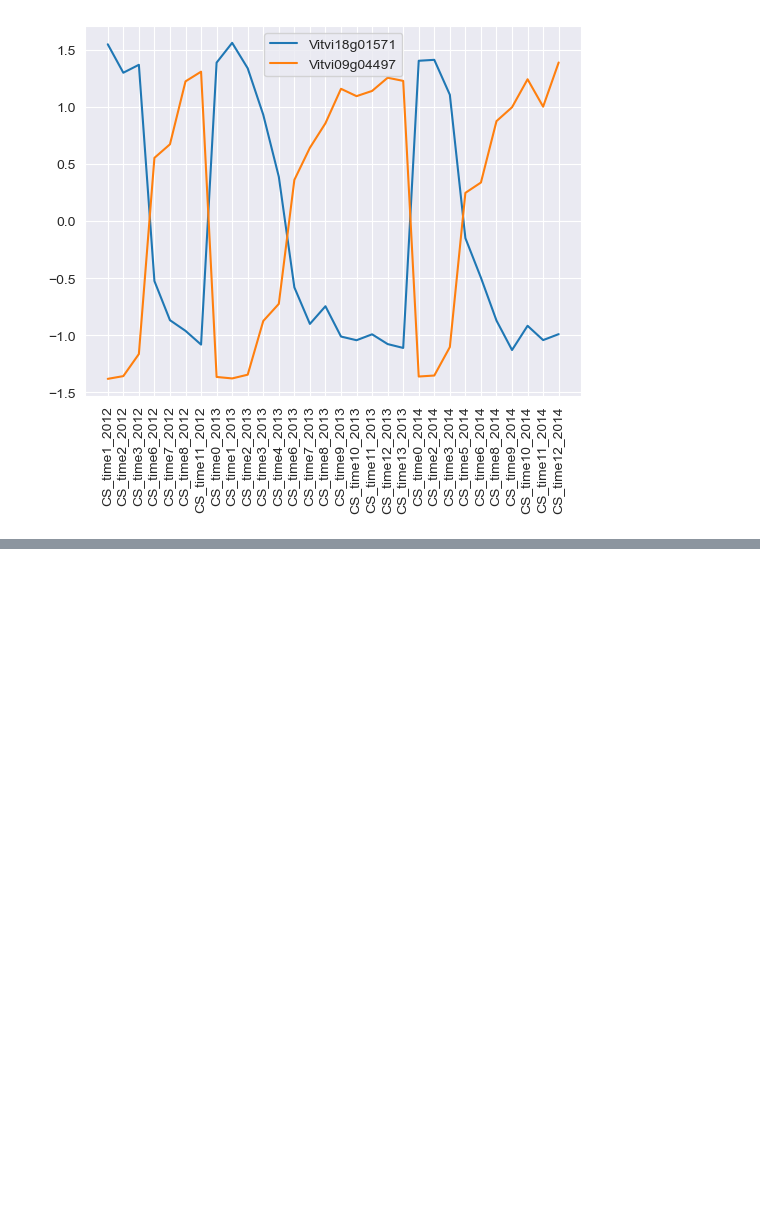
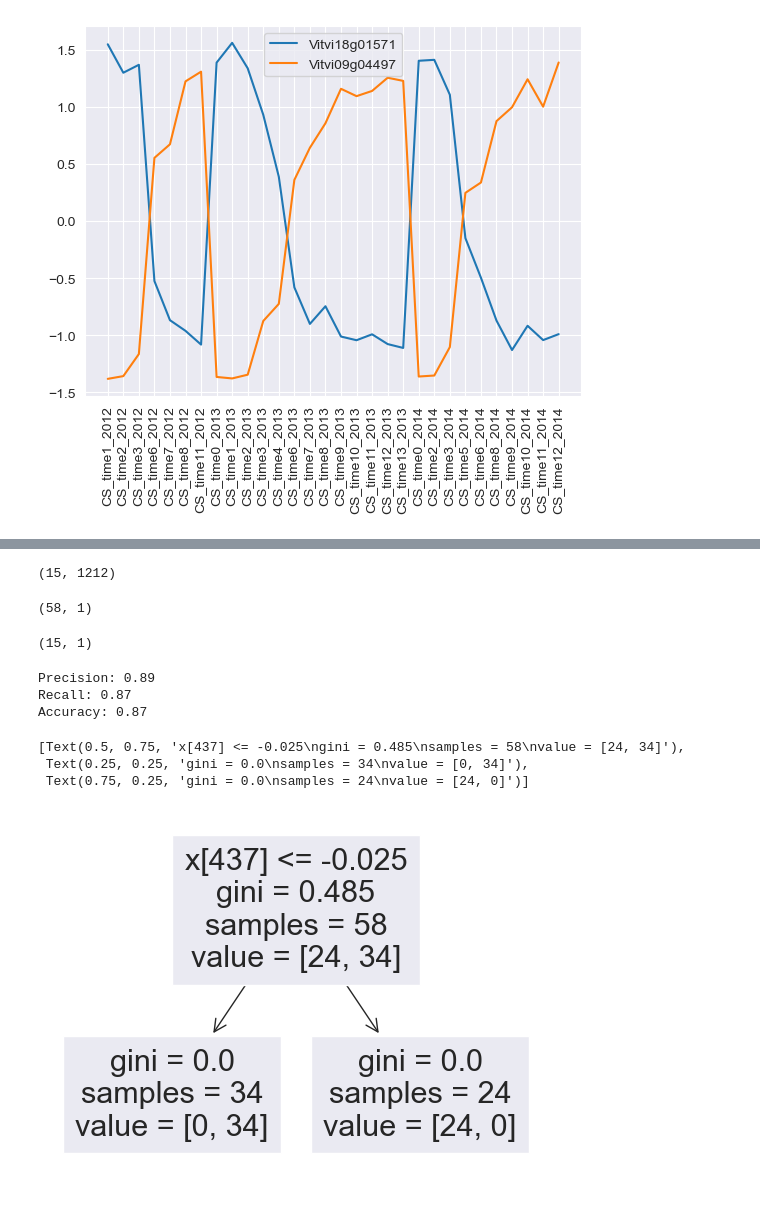
Before and after one commit to martaS95/MM_ML, a Jupyter notebook: src/omics_integration.ipynb, the cells around one changed output, grey strips where cells are left out. Saved outputs shown, nothing was run; the diff lists cells and outputs as text; code cells hidden in the pictures; blank space fills up the shorter version.

```diff
--- a/src/omics_integration.ipynb
+++ b/src/omics_integration.ipynb
@@ -188,0 +206,36 @@ plt.xticks(rotation=90)
+# %%
+Xtest_fluxes = pd.read_csv(os.path.join(data_source, 'XTEST_FLUXOMICS_500_REACTIONS.csv'), index_col=0)
+# %%
+data_test = pd.concat([Xtest_RNASeq, Xtest_mets, Xtest_fluxes], axis=1)
+data_test.shape
+# %% [output]
+(15, 1212)
+# %%
+y_train = pd.read_csv(os.path.join(data_source, 'yTRAIN_MODEL_500_GENES_NOREPS.csv'), index_col=0)
+y_train.shape
+# %% [output]
+(58, 1)
+# %%
+y_test = pd.read_csv(os.path.join(data_source, 'yTEST_MODEL_500_GENES_NOREPS.csv'), index_col=0)
+y_test.shape
+# %% [output]
+(15, 1)
+# %%
+clf_tree = tree.DecisionTreeClassifier()
+clf_tree = clf_tree.fit(data_train, y_train)
+
+y_pred_tree = clf_tree.predict(data_test)
+
+print('Precision: %0.2f' % precision_score(y_test, y_pred_tree, average='weighted'))
+print('Recall: %0.2f' % recall_score(y_test, y_pred_tree, average='weighted'))
+print('Accuracy: %0.2f' % accuracy_score(y_test, y_pred_tree))
+
+tree.plot_tree(clf_tree)
+# %% [output]
+Precision: 0.89
+Recall: 0.87
+Accuracy: 0.87
+[Text(0.5, 0.75, 'x[437] <= -0.025\ngini = 0.485\nsamples = 58\nvalue = [24, 34]'),
+ Text(0.25, 0.25, 'gini = 0.0\nsamples = 34\nvalue = [0, 34]'),
+ Text(0.75, 0.25, 'gini = 0.0\nsamples = 24\nvalue = [24, 0]')]
+[figure, added]
```
Also changed, not shown: parts of 28 cells of this notebook, 3 other files.
